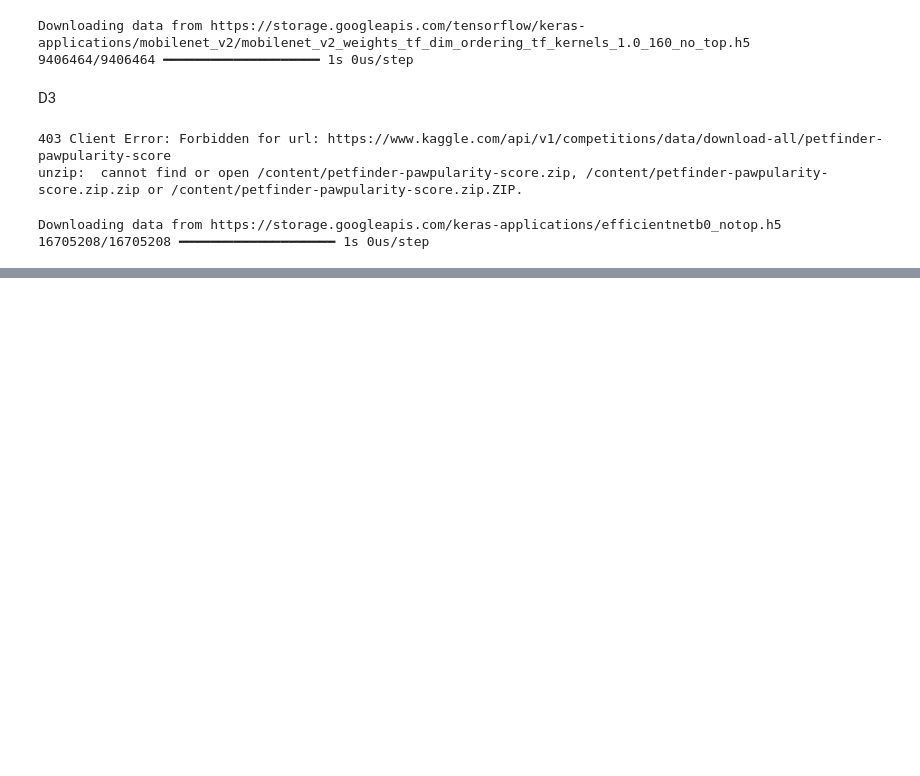
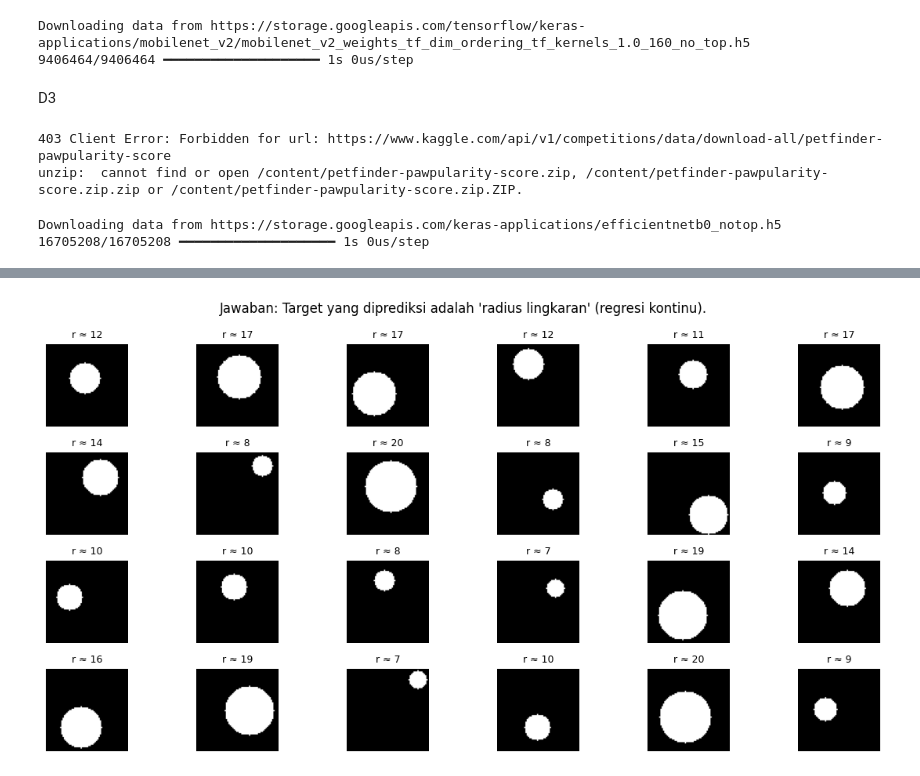
Before and after one commit to anisaafn/2025_Visi-Komputer_TI-2B, a Jupyter notebook: Jobsheet_3_Teknik_Regresi_Gambar.ipynb, the cells around one changed output, grey strips where cells are left out. Saved outputs shown, nothing was run; the diff lists cells and outputs as text; code cells hidden in the pictures; blank space fills up the shorter version.

```diff
--- a/Jobsheet_3_Teknik_Regresi_Gambar.ipynb
+++ b/Jobsheet_3_Teknik_Regresi_Gambar.ipynb
@@ -133,0 +193,18 @@ Downloading data from https://storage.googleapis.com/keras-applications/efficien
+# %%
+# Tampilkan kembali, sekarang tampilkan radius (label) di judul tiap subplot
+plt.figure(figsize=(12, 6))
+
+for i in range(N_show):
+    plt.subplot(rows, cols, i + 1)
+    plt.imshow(imgs[i].squeeze(), cmap='gray')
+    plt.title(f"r ≈ {int(rads[i])}", fontsize=9)
+    plt.axis('off')
+
+plt.suptitle(
+    "Jawaban: Target yang diprediksi adalah 'radius lingkaran' (regresi kontinu).",
+    fontsize=12
+)
+plt.tight_layout()
+plt.show()
+# %% [output]
+[figure, added]
```
Also changed, not shown: parts of 5 cells of this notebook.
